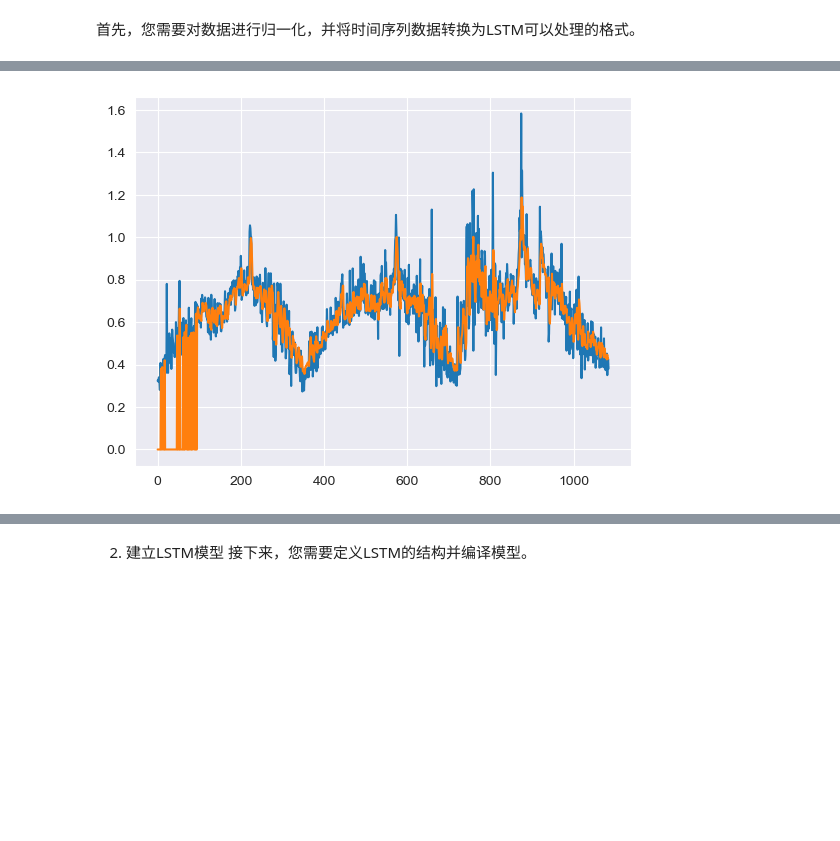
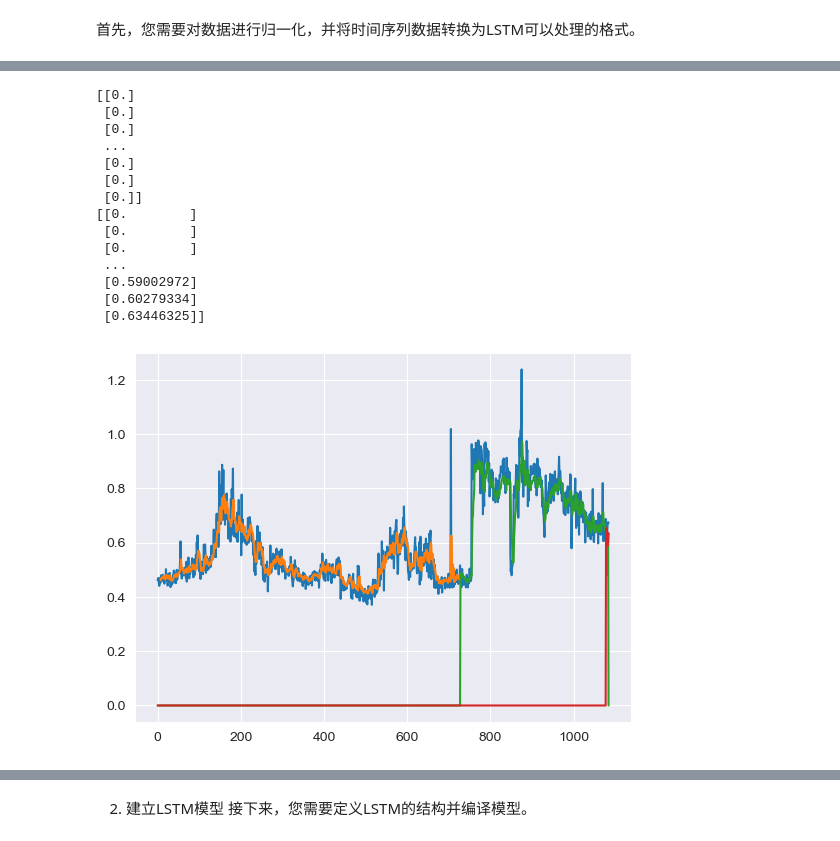
Before and after one commit to morse-fong/workspace, a Jupyter notebook: newtest.ipynb, the cells around one changed output, grey strips where cells are left out. Cells and saved outputs as stored; diff of their text form; code cells hidden in the pictures; blank space fills up the shorter version.

```diff
--- a/newtest.ipynb
+++ b/newtest.ipynb
@@ -24,9 +21,7 @@ attachment3 = pd.read_excel("CUMCM2023Problems/C题/蔬菜类商品的批发价
 # %% [markdown]
 首先，您需要对数据进行归一化，并将时间序列数据转换为LSTM可以处理的格式。
 # %%
-import pandas as pd
 import numpy as np
-import matplotlib.pyplot as plt
 from sklearn.preprocessing import MinMaxScaler
 from keras.models import Sequential
 from keras.layers import Dense, LSTM
@@ -38,4 +33,5 @@ daily_sales = attachment2.merge(attachment1, on='单品编码', how='left')
 # Grouping the data by category and date
 category_sales2 = daily_sales.groupby(['销售日期', '分类名称'])['销量(千克)'].mean().unstack()
 category_sales2.replace(np.nan, 0, inplace=True)
-category_sales=category_sales2['水生根茎类']
+category_sales = category_sales2['花叶类']
+# '水生根茎类' '花叶类' '花菜类' '茄类' '辣椒类' '食用菌'
@@ -58,5 +38,4 @@ category_sales=category_sales2['水生根茎类']
 # %%
-
 # # Load the data
 # daily_sales = attachment2
 # # Group by the date and product ID to get daily sales volume for each product
@@ -69,10 +48,11 @@ category_sales=category_sales2['水生根茎类']
 # category_sales = daily_sales.groupby(['销售日期', '分类名称'])['销量(千克)'].sum().unstack()
 
 
-look_back = 3
+look_back = 7
 # 数据归一化
 scaler = MinMaxScaler(feature_range=(0, 1))
 scaled_data = scaler.fit_transform(category_sales.values.reshape(-1, 1))
+
 
 # 将时间序列数据转换为LSTM所需的格式
 def create_dataset(dataset, look_back=1):
@@ -170,10 +127,21 @@ Epoch 100/100
 # model = load_model('/kaggle/working/model')
 # %%
 # 预测
+
+def create_dataset0(dataset, look_back=1):
+    dataX = []
+    for i in range(len(dataset) - look_back * 2 - 1, len(dataset) - look_back - 1):
+        a = [dataset[i:(i + look_back), 0]]
+        dataX.append(a)
+    return np.array(dataX)
+
+unx = create_dataset0(scaled_data, look_back)
+predict = model.predict(unx)
+predict = scaler.inverse_transform(predict)
+
 train_predict = model.predict(X_train)
 test_predict = model.predict(X_test)
-print(X_train.shape)
-print(train_predict.shape)
+
 # 反归一化
 train_predict = scaler.inverse_transform(train_predict)
 y_train = scaler.inverse_transform([y_train])
@@ -195,16 +177,35 @@ Test Score: 0.24 RMSE
 # %%
 # 绘图
 plt.plot(scaler.inverse_transform(scaled_data))
-train_predict_plot = np.empty_like(scaled_data)
+train_predict_plot = np.zeros_like(scaled_data)
 train_predict_plot[:, :] = np.nan
 train_predict_plot[look_back:len(train_predict) + look_back, :] = train_predict
 
-test_predict_plot = np.empty_like(scaled_data)
+test_predict_plot = np.zeros_like(scaled_data)
 
 # print(scaler.inverse_transform(scaled_data))
-test_predict_plot[len(train_predict) + (look_back * 1):len(scaled_data) - 1, :] = test_predict
-# plt.plot(train_predict_plot)
+test_predict_plot[len(train_predict) + look_back:len(scaled_data) - 1, :] = test_predict
+
+predict_plot = np.zeros_like(scaled_data)
+predict_plot[len(predict_plot)-look_back:, :] = predict
+plt.plot(train_predict_plot)
 plt.plot(test_predict_plot)
+plt.plot(predict_plot)
+
 plt.show()
 # %% [output]
+[[0.]
+ [0.]
+ [0.]
+ ...
+ [0.]
+ [0.]
+ [0.]]
+[[0.        ]
+ [0.        ]
+ [0.        ]
+ ...
+ [0.59002972]
+ [0.60279334]
+ [0.63446325]]
-[figure, old version]
+[figure, new version]
```
Also changed, not shown: parts of 8 cells of this notebook, 6 other files.
